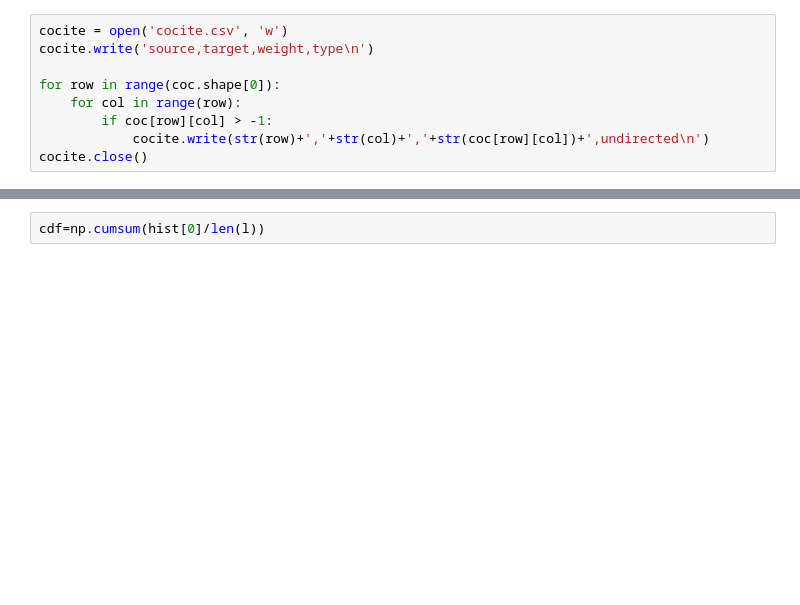
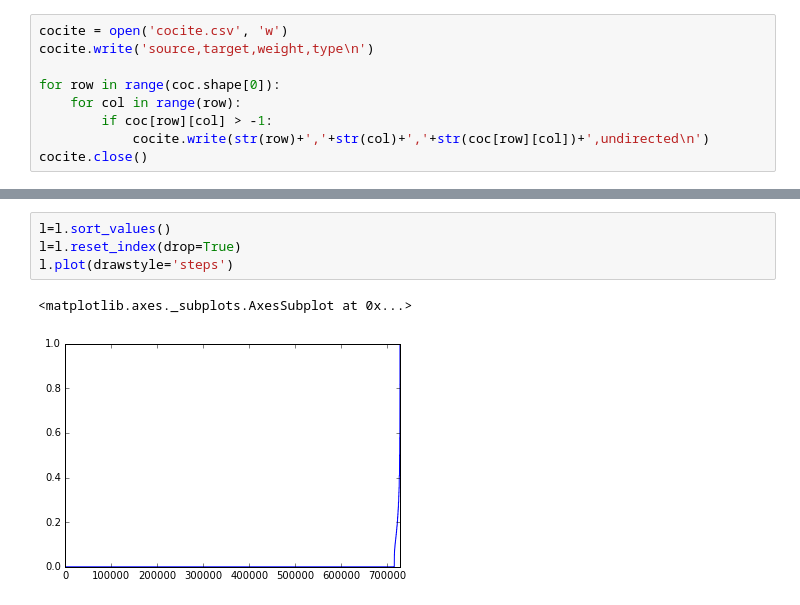
Before and after one commit to Moqri/KnowledgeMap, a Jupyter notebook: analysis/cocite.ipynb, the cells around one changed output, grey strips where cells are left out. Drawn from its saved outputs; the diff is of its cells as text; blank space fills up the shorter version.

```diff
--- a/analysis/cocite.ipynb
+++ b/analysis/cocite.ipynb
@@ -118,2 +96,7 @@ hist=plt.hist(l,1001)
-# %%
-cdf=np.cumsum(hist[0]/len(l))
+# %%
+l=l.sort_values()
+l=l.reset_index(drop=True)
+l.plot(drawstyle='steps')
+# %% [output]
+<matplotlib.axes._subplots.AxesSubplot at 0x...>
+[figure, added]
```
Also changed, not shown: parts of 8 cells of this notebook, 3 other files.
